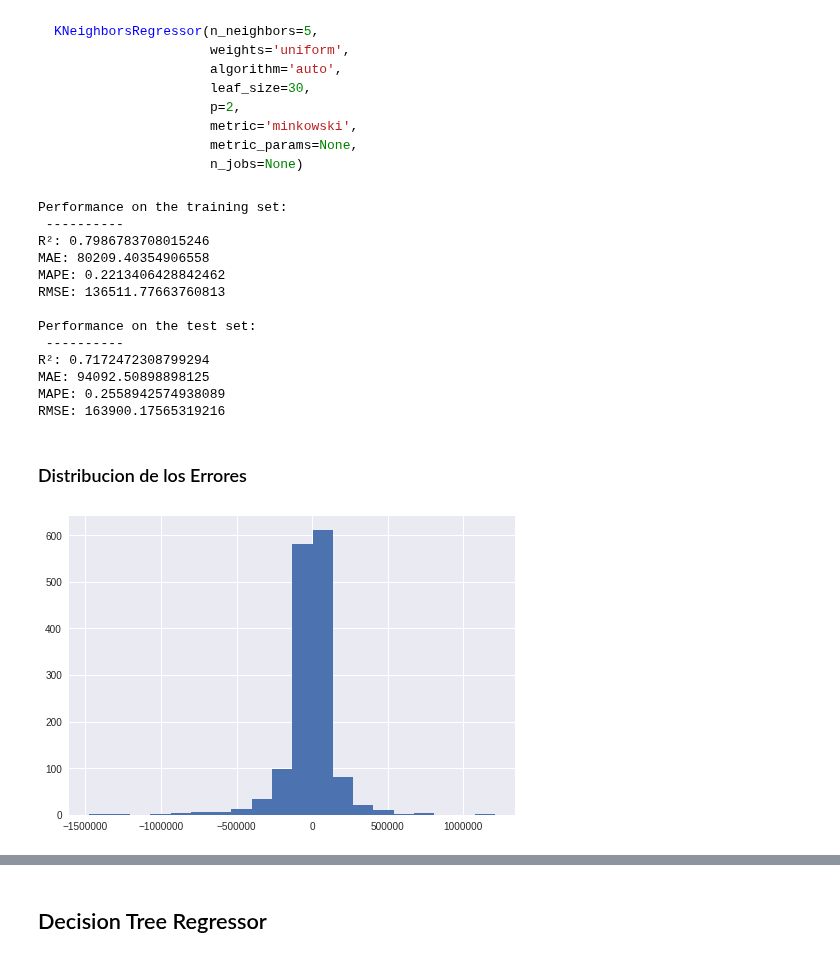
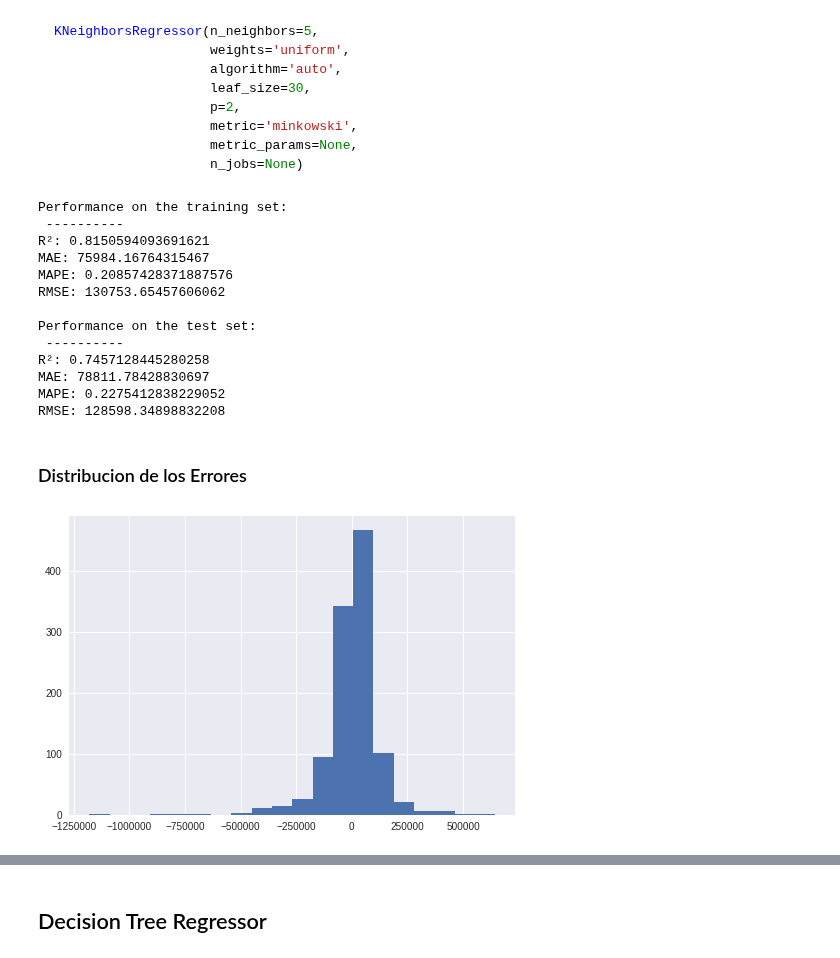
Before and after one commit to javiicc/Identifying_Potential_Investment_Opportunities_In_The_Irish_Real_Estate_Market_Using_MachineLearning, a Jupyter notebook: Price_Inference.ipynb, the cells around one changed output, grey strips where cells are left out. Drawn from its saved outputs; the diff is of its cells as text; code cells hidden in the pictures.

````diff
--- a/Price_Inference.ipynb
+++ b/Price_Inference.ipynb
@@ -402,5 +349,9 @@ poly_pipe_estimator = Pipeline(steps=[
 # %%
-grid_search = GridSearchCV(estimator=poly_pipe_estimator,
+pipe_estimator = transformer_estimator(num_transformation='power_transformer',
+                                       regressor=LinearRegression(),
+                                       poly_degree=1)
+
+grid_search = GridSearchCV(estimator=pipe_estimator,
                            param_grid={'preprocessor__num__poly__degree': range(1, 10)},
                            cv=5,
                            n_jobs=-1,
@@ -596,17 +541,21 @@ KNeighborsRegressor(n_neighbors=5,
 # %%
+pipe_estimator = transformer_estimator(num_transformation='power_transformer',
+                                       regressor=KNeighborsRegressor(),
+                                       poly_degree=1)
+
 param_grid = [
 #    {
  #       'regressor__n_neighbors': [5,10,15,20,25,30,35,40,45,50],
   #  },
     {
-   #     'preprocessor__num__poly__degree': [1,2,3,4,5],
+        'preprocessor__num__poly__degree': [1,3],
         'regressor__n_neighbors': [7],  ###########################
         'regressor__weights': ['uniform','distance'], #,'distance'
         'regressor__leaf_size': [30]
     },
 ]
 
-grid_search = GridSearchCV(estimator=knnr_pipe_est,
+grid_search = GridSearchCV(estimator=pipe_estimator,
                            param_grid=param_grid,
                            cv=3,
                            n_jobs=-1,
@@ -624,16 +573,12 @@ print(grid_search.best_score_)
 # %% [raw]
 pd.DataFrame(grid_search.cv_results_)
 # %%
-knnr_pipe_est = Pipeline(steps=[
-    ('preprocessor', preprocessor),
-    ('imputer', SimpleImputer(strategy='constant',
-                              fill_value=None)),
-    ('regressor', KNeighborsRegressor(n_neighbors=7,
-                                      weights='uniform'
-                                     ))
-                           ])
+pipe_estimator = transformer_estimator(num_transformation='power_transformer',
+                                       regressor=KNeighborsRegressor(n_neighbors=7,
+                                                                     weights='uniform'),
+                                       poly_degree=1)
 
-scores = scores_statistics(estimator=knnr_pipe_est,
+scores = scores_statistics(estimator=pipe_estimator,
                            scoring_dict=scoring,
                            X_train=X_train,
                            y_train=y_train,
@@ -665,7 +610,7 @@ KNeighborsRegressor(n_neighbors=5,
                     n_jobs=None)
 ```
 # %%
-knnr = knnr_pipe_est.fit(X_train, y_train)
+knnr = pipe_estimator.fit(X_train, y_train)
 
 print('Performance on the training set:\n', '-'*10)
 y_pred_train = knnr.predict(X_train)
@@ -681,29 +626,29 @@ metrics_regression(y_test=y_test,
 # %% [output]
 Performance on the training set:
  ----------
-R²: 0.7986783708015246
-MAE: 80209.40354906558
-MAPE: 0.2213406428842462
-RMSE: 136511.77663760813
+R²: 0.8150594093691621
+MAE: 75984.16764315467
+MAPE: 0.20857428371887576
+RMSE: 130753.65457606062
 
 Performance on the test set:
  ----------
-R²: 0.7172472308799294
-MAE: 94092.50898898125
-MAPE: 0.2558942574938089
-RMSE: 163900.17565319216
+R²: 0.7457128445280258
+MAE: 78811.78428830697
+MAPE: 0.2275412838229052
+RMSE: 128598.34898832208
 # %% [markdown]
 ### Distribucion de los Errores
 # %%
-knnr = knnr_pipe_est.fit(X_train, y_train)
+knnr = pipe_estimator.fit(X_train, y_train)
 y_pred_test = knnr.predict(X_test)
 
 fig, ax =plt.subplots(1, 1)
 ax.hist(y_pred_test - y_test, bins=20); # estamos restando a la prediccion la verdad
 # distribucion de los errores
 ax.ticklabel_format(style='plain', axis='x')
 # %% [output]
-[figure, old version]
+[figure, new version]
 # %%
 np.std(y_pred_test - y_test)
 # %% [output]
````
Also changed, not shown: parts of 133 cells of this notebook, 5 other files.
